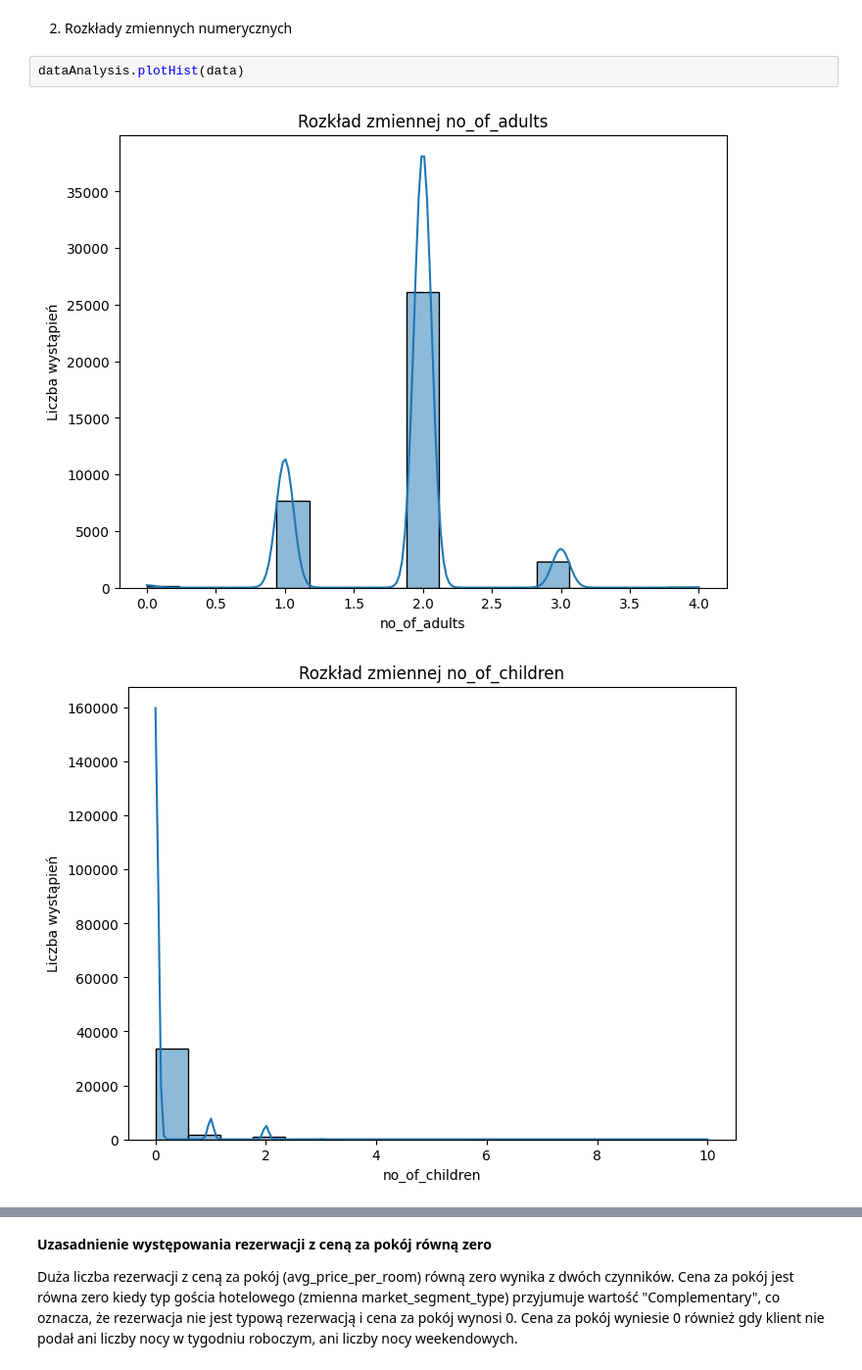
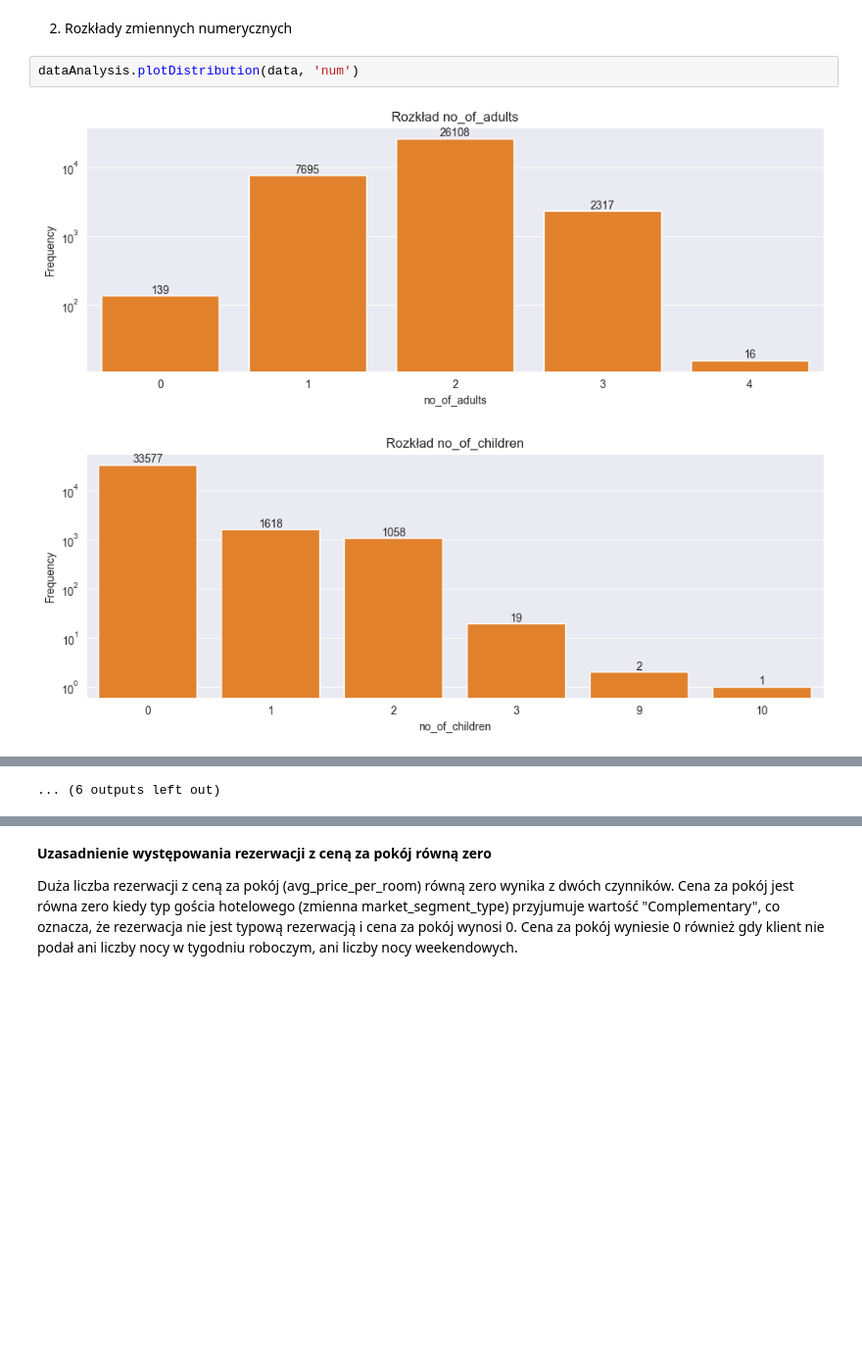
Before and after one commit to KsaweryKomasara/Projekt_KNDS, a Jupyter notebook: Notebooks/main.ipynb, the cells around one changed output, grey strips where cells are left out. Shown at 98% size. Saved outputs shown, nothing was run; the diff lists cells and outputs as text; blank space fills up the shorter version.

```diff
--- a/Notebooks/main.ipynb
+++ b/Notebooks/main.ipynb
@@ -64,7 +72,7 @@ dtype: object
 # %% [markdown]
   2. Rozkłady zmiennych numerycznych
 # %%
-dataAnalysis.plotHist(data)
+dataAnalysis.plotDistribution(data, 'num')
 # %% [output]
-[figure, old version]
+[figure, new version]
-[figure, old version]
+[figure, new version]
@@ -82,0 +89 @@ dataAnalysis.plotHist(data)
+... (6 outputs left out)
```
Also changed, not shown: parts of 29 cells of this notebook, 2 other files.
